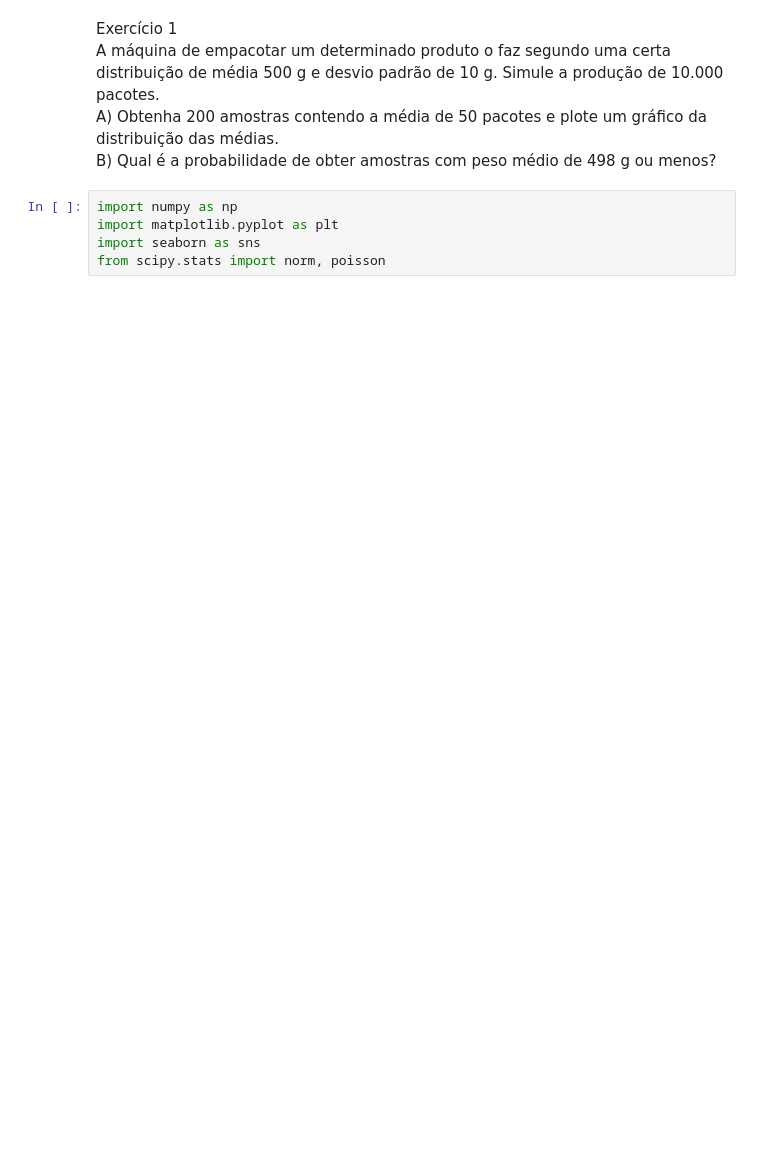
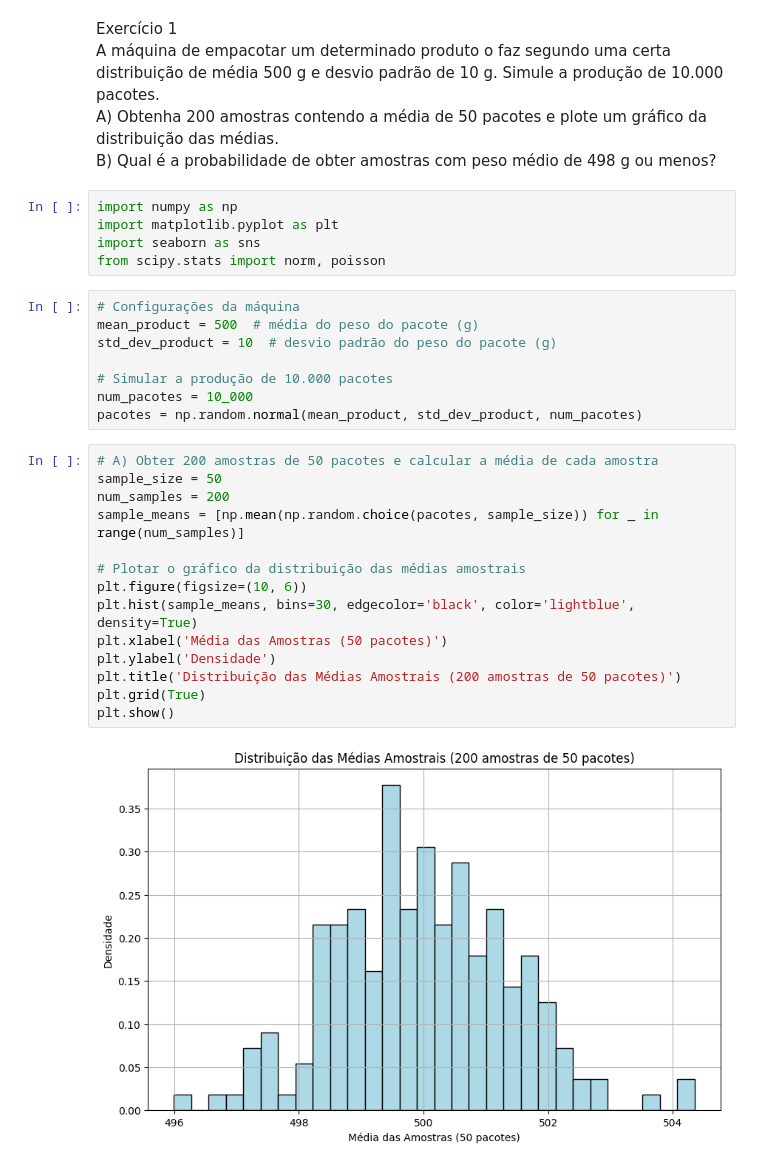
Before and after one commit to pdrVenancio/XMAC02-METODOS-MATEMATICOS-PARA-ANALISE-DE-DADOS, a Jupyter notebook: Aula_12_teorema_central_do_limite/Aula12-exerc.ipynb, the cells around one changed output. Saved outputs shown, nothing was run; the diff lists cells and outputs as text; blank space fills up the shorter version.

```diff
--- a/Aula_12_teorema_central_do_limite/Aula12-exerc.ipynb
+++ b/Aula_12_teorema_central_do_limite/Aula12-exerc.ipynb
@@ -8,3 +8,27 @@ import numpy as np
 import matplotlib.pyplot as plt
 import seaborn as sns
 from scipy.stats import norm, poisson
+# %%
+# Configurações da máquina
+mean_product = 500  # média do peso do pacote (g)
+std_dev_product = 10  # desvio padrão do peso do pacote (g)
+
+# Simular a produção de 10.000 pacotes
+num_pacotes = 10_000
+pacotes = np.random.normal(mean_product, std_dev_product, num_pacotes)
+# %%
+# A) Obter 200 amostras de 50 pacotes e calcular a média de cada amostra
+sample_size = 50
+num_samples = 200
+sample_means = [np.mean(np.random.choice(pacotes, sample_size)) for _ in range(num_samples)]
+
+# Plotar o gráfico da distribuição das médias amostrais
+plt.figure(figsize=(10, 6))
+plt.hist(sample_means, bins=30, edgecolor='black', color='lightblue', density=True)
+plt.xlabel('Média das Amostras (50 pacotes)')
+plt.ylabel('Densidade')
+plt.title('Distribuição das Médias Amostrais (200 amostras de 50 pacotes)')
+plt.grid(True)
+plt.show()
+# %% [output]
+[figure, added]
```
Also changed, not shown: parts of 5 cells of this notebook, 8 other files.
